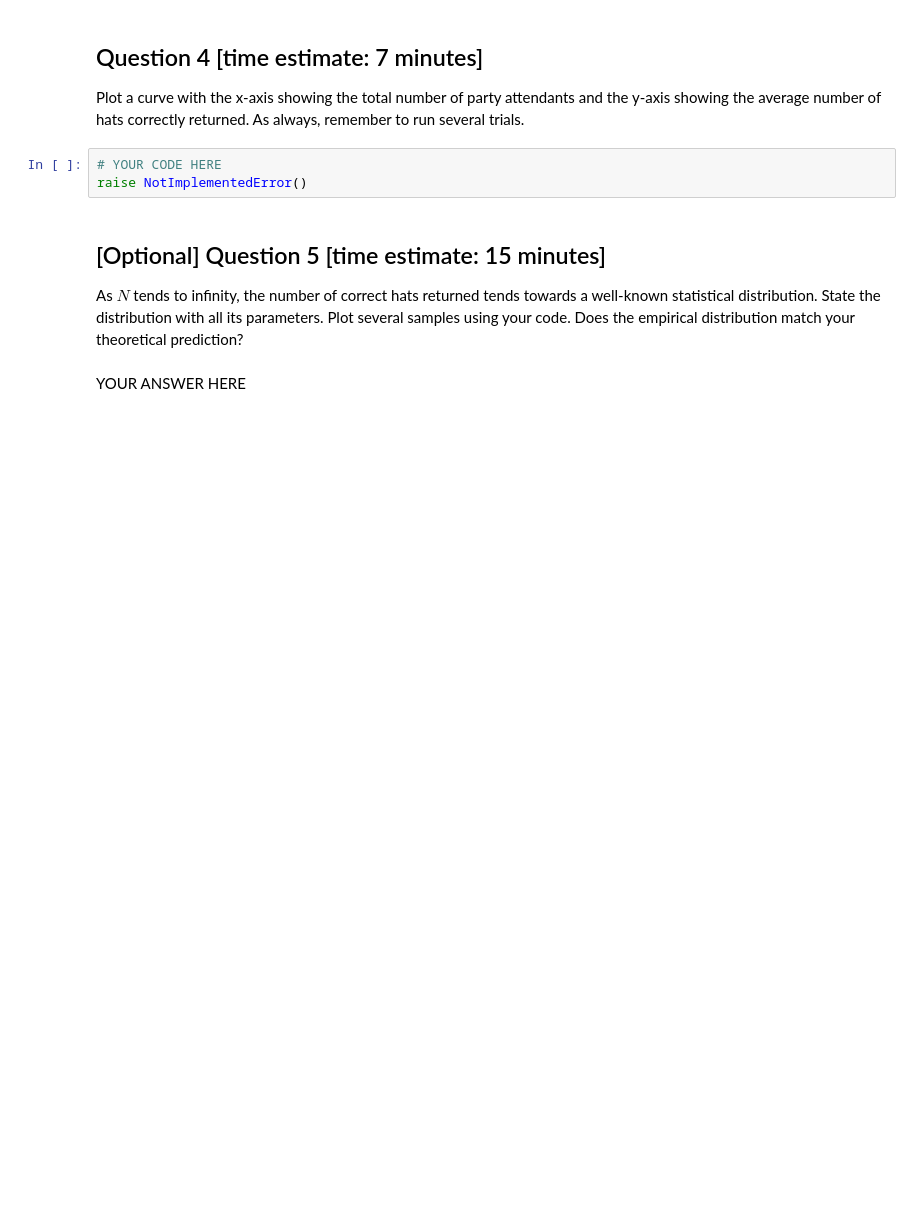
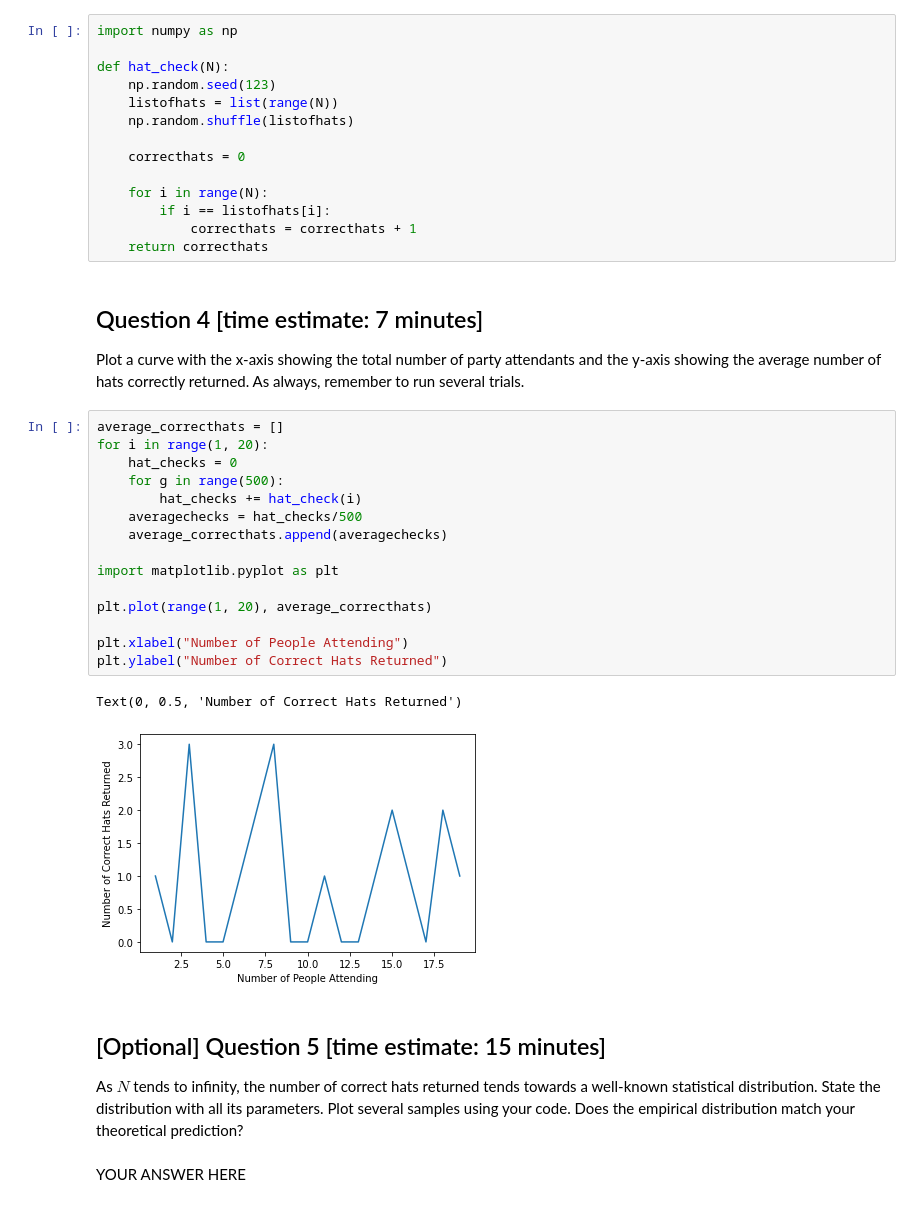
Before and after one commit to eisha99/CS110, a Jupyter notebook: CS110 PCW - The hiring problem and random variable.ipynb, the cells around one changed output. Saved outputs shown, nothing was run; the diff lists cells and outputs as text; blank space fills up the shorter version.

```diff
--- a/CS110 PCW - The hiring problem and random variable.ipynb
+++ b/CS110 PCW - The hiring problem and random variable.ipynb
@@ -156,10 +240,39 @@ raise NotImplementedError()
+# %%
+import numpy as np
+
+def hat_check(N):
+    np.random.seed(123)
+    listofhats = list(range(N))
+    np.random.shuffle(listofhats)
+
+    correcthats = 0
+
+    for i in range(N):
+        if i == listofhats[i]:
+            correcthats = correcthats + 1
+    return correcthats
 # %% [markdown]
 ## Question 4 [time estimate: 7 minutes]
 
 Plot a curve with the x-axis showing the total number of party attendants and the y-axis showing the average number of hats correctly returned. As always, remember to run several trials.
-# %%
-# YOUR CODE HERE
-raise NotImplementedError()
+# %%
+average_correcthats = []
+for i in range(1, 20):
+    hat_checks = 0
+    for g in range(500):
+        hat_checks += hat_check(i)
+    averagechecks = hat_checks/500
+    average_correcthats.append(averagechecks)
+
+import matplotlib.pyplot as plt
+
+plt.plot(range(1, 20), average_correcthats)
+
+plt.xlabel("Number of People Attending")
+plt.ylabel("Number of Correct Hats Returned")
+# %% [output]
+Text(0, 0.5, 'Number of Correct Hats Returned')
+[figure, added]
 # %% [markdown]
 ## [Optional] Question 5 [time estimate: 15 minutes]
 
```
Also changed, not shown: parts of 15 cells of this notebook.
